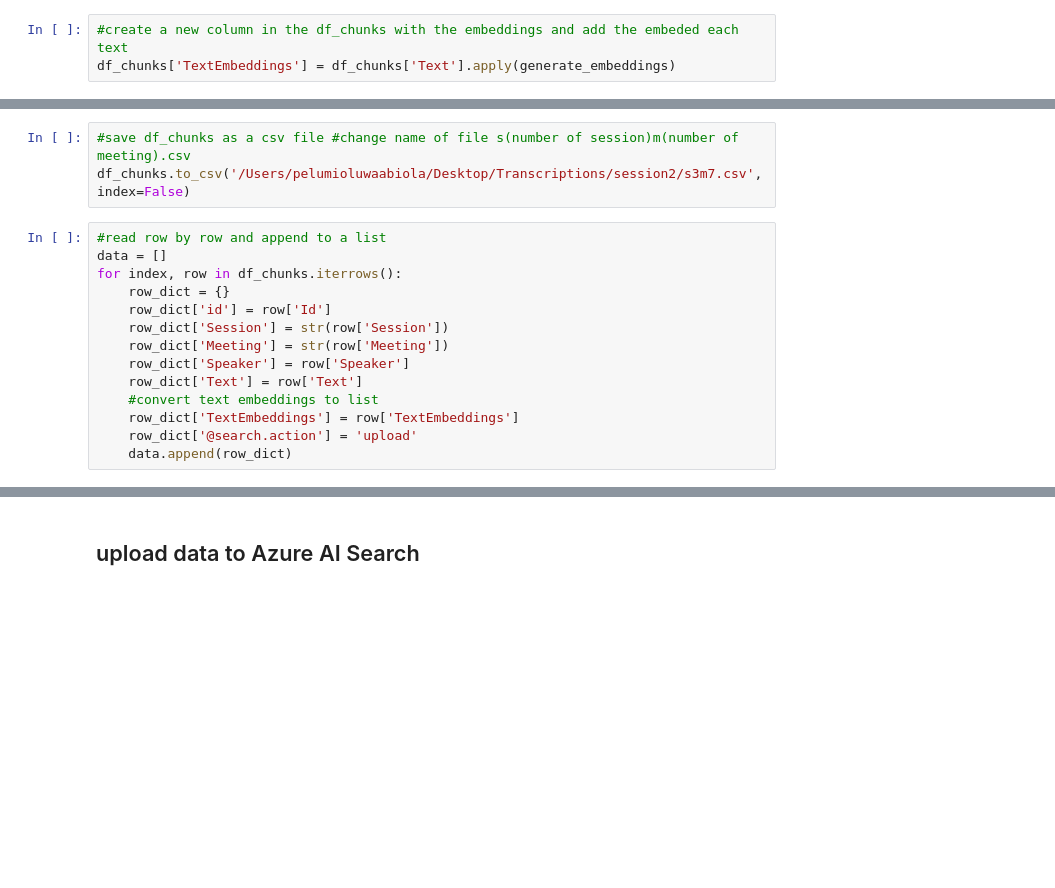
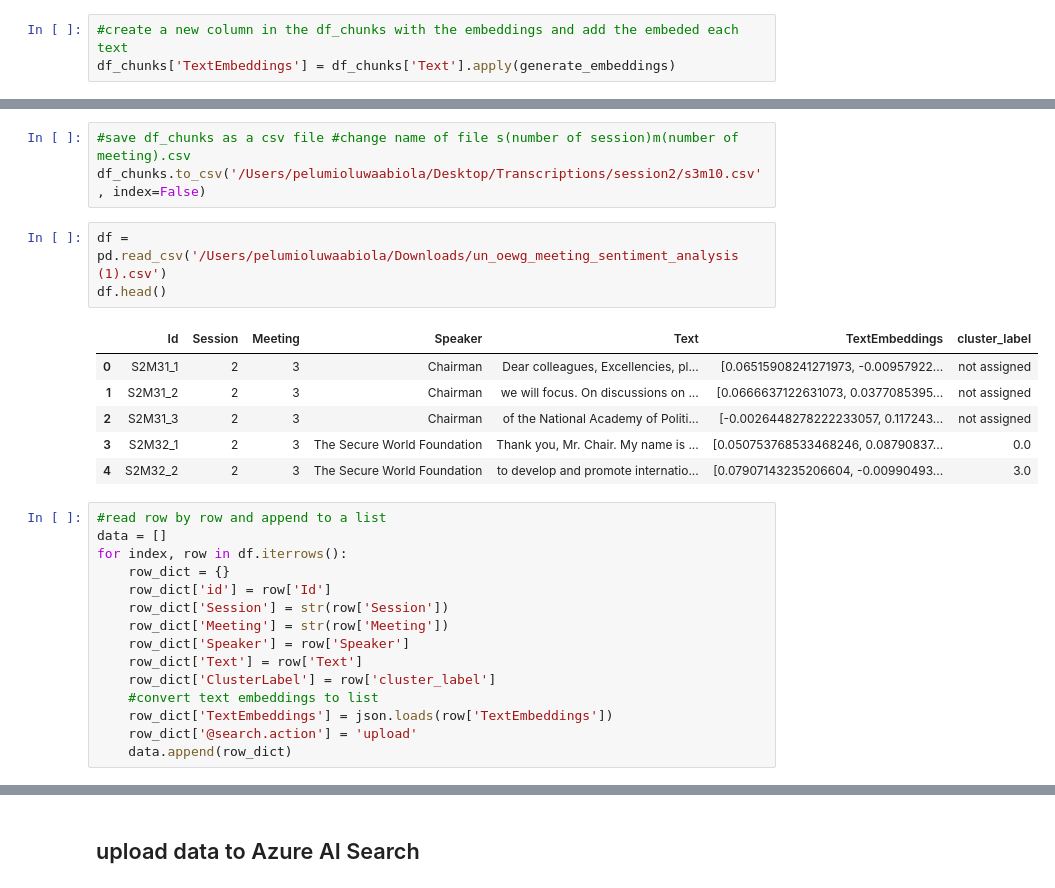
Before and after one commit to Pelumioluwa/CIGI_Project, a Jupyter notebook: upload_data_to_AI_search.ipynb, the cells around one changed output, grey strips where cells are left out. Cells and saved outputs as stored; diff of their text form; blank space fills up the shorter version.

```diff
--- a/upload_data_to_AI_search.ipynb
+++ b/upload_data_to_AI_search.ipynb
@@ -124,18 +124,29 @@ df_chunks.head()
 # %%
 #save df_chunks as a csv file #change name of file s(number of session)m(number of meeting).csv
-df_chunks.to_csv('/Users/pelumioluwaabiola/Desktop/Transcriptions/session2/s3m7.csv', index=False)
+df_chunks.to_csv('/Users/pelumioluwaabiola/Desktop/Transcriptions/session2/s3m10.csv', index=False)
+# %%
+df = pd.read_csv('/Users/pelumioluwaabiola/Downloads/un_oewg_meeting_sentiment_analysis (1).csv')
+df.head()
+# %% [output]
+|  | Id | Session | Meeting | Speaker | Text | TextEmbeddings | cluster_label |
+| 0 | S2M31_1 | 2 | 3 | Chairman | Dear colleagues, Excellencies, pl... | [0.06515908241271973, -0.00957922... | not assigned |
+| 1 | S2M31_2 | 2 | 3 | Chairman | we will focus. On discussions on ... | [0.0666637122631073, 0.0377085395... | not assigned |
+| 2 | S2M31_3 | 2 | 3 | Chairman | of the National Academy of Politi... | [-0.0026448278222233057, 0.117243... | not assigned |
+| 3 | S2M32_1 | 2 | 3 | The Secure World Foundation | Thank you, Mr. Chair. My name is ... | [0.050753768533468246, 0.08790837... | 0.0 |
+| 4 | S2M32_2 | 2 | 3 | The Secure World Foundation | to develop and promote internatio... | [0.07907143235206604, -0.00990493... | 3.0 |
 # %%
 #read row by row and append to a list
 data = []
-for index, row in df_chunks.iterrows():
+for index, row in df.iterrows():
     row_dict = {}
     row_dict['id'] = row['Id']
     row_dict['Session'] = str(row['Session'])
     row_dict['Meeting'] = str(row['Meeting'])
     row_dict['Speaker'] = row['Speaker']
     row_dict['Text'] = row['Text']
+    row_dict['ClusterLabel'] = row['cluster_label']
     #convert text embeddings to list
-    row_dict['TextEmbeddings'] = row['TextEmbeddings']
+    row_dict['TextEmbeddings'] = json.loads(row['TextEmbeddings'])
     row_dict['@search.action'] = 'upload'
     data.append(row_dict)
 # %%
```
Also changed, not shown: parts of 6 cells of this notebook, 1 other file.
